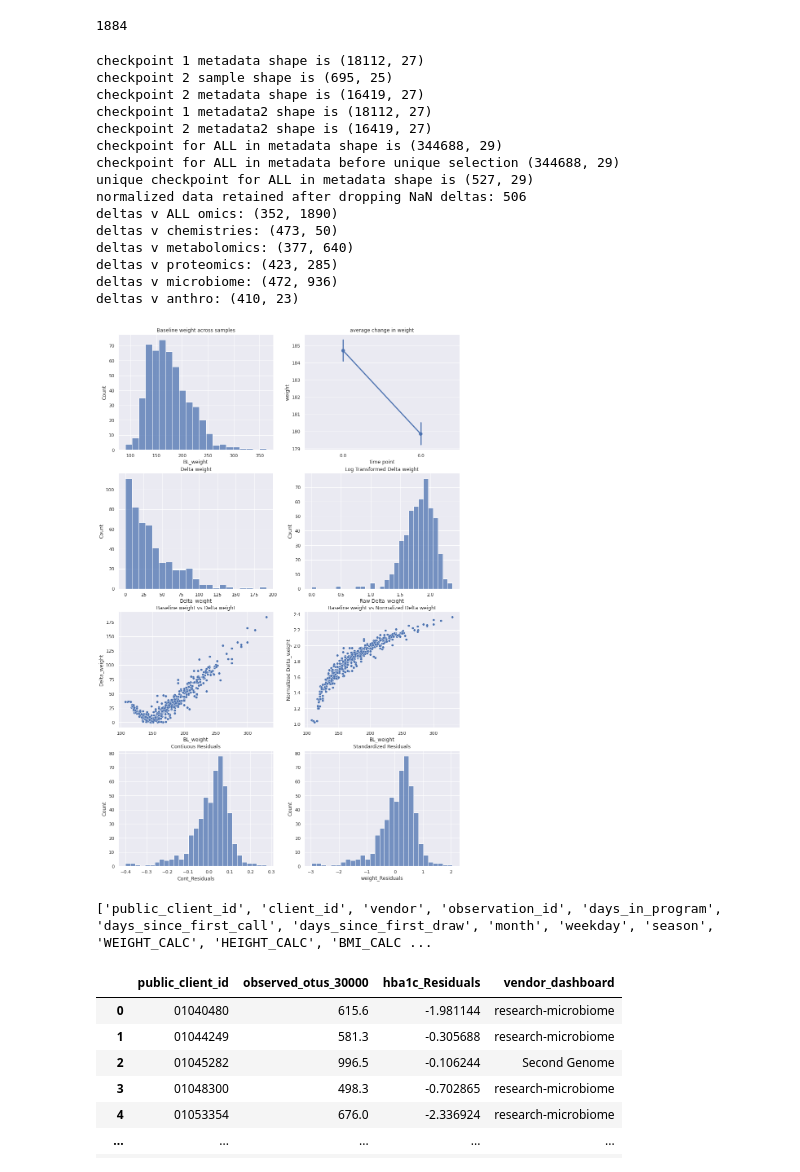
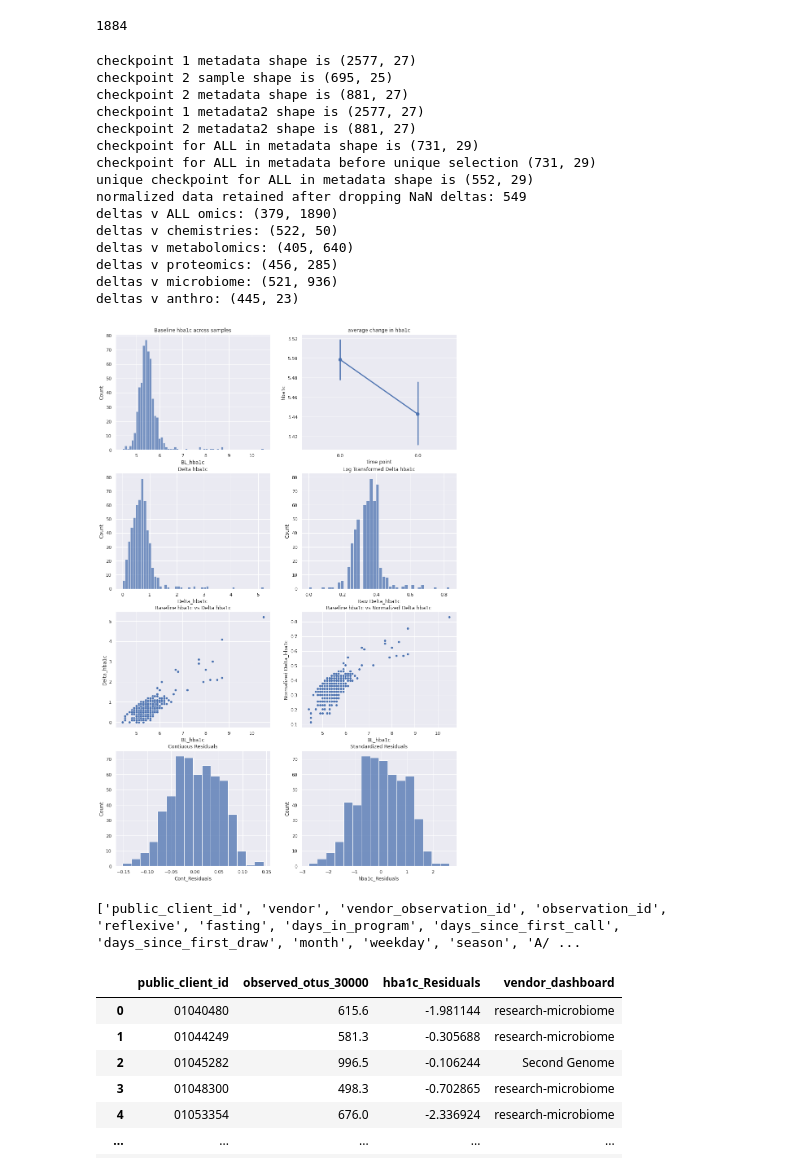
Before and after one commit to Gibbons-Lab/evan_rotation_notebooks, a Jupyter notebook: explore_health_deltas.ipynb, the cells around one changed output. Cells and saved outputs as stored; diff of their text form; code cells hidden in the pictures.

```diff
--- a/explore_health_deltas.ipynb
+++ b/explore_health_deltas.ipynb
@@ -492,6 +492,8 @@ def get_deltas(df, feature_in_df, feature_name, unhealthy_range, is_greater_than
     unique_ckptALL_metadata = ckptALL_metadata.drop_duplicates('public_client_id')
     unique_ckptALL_metadata['public_client_id'].nunique()
 
+#     unique_ckptALL_metadata.to_csv('hba1c_metadata.csv')
+
     print('unique checkpoint for ALL in metadata shape is', unique_ckptALL_metadata.shape)
 
     ################################
@@ -572,6 +574,8 @@ def get_deltas(df, feature_in_df, feature_name, unhealthy_range, is_greater_than
     ##########################################################
 
     filename = f'{feature_name}' + '/'
+
+    normalized_data.to_csv(filename + f'{feature_name}_metrics.csv')
 
     # merging normalized data with all baseline omics
     deltas_ALL_BL_omics = pd.merge(baseline_omics, normalized_data[25:], how='inner', on='public_client_id')
@@ -717,56 +721,56 @@ def get_deltas(df, feature_in_df, feature_name, unhealthy_range, is_greater_than
 # clinically relevant features
 # BMI, 27.5, True
 # Diastolic BP
 # Calcium, 9.9, True
 # Cholesterol Total, 200, True
 # Glucose, 85.0, True
 # HbA1c, 5.0, True
 # HDL Cholesterol, 70.0, False
 # HDL Particle Number, 30.5, False
 # Homocysteine, ??
 # Insulin, 29.0, True
 # LDL Cholesterol, ??, True
 # LDL Particle Number, 980, True
 # Omega 6/Omega 3 Ratio
 # Red Cell Count
 # Sodium
 # Systolic BP
 # Triglycerides, 149, True
 # Triglycerides HDL Ratio
 # Weight
 
 # microbiome features listed below
 # chao1 50000, 1500, True
 # microbiome diversity score
 # observed otus 100000
 # shannon 100000
 
 # call the function on the feature of interest
-get_deltas(weight, 'WEIGHT_CALC', 'weight', 0.0, True)
+get_deltas(chemistries, 'GLYCOHEMOGLOBIN A1C', 'hba1c', 0.0, True)
 # %% [output]
-checkpoint 1 metadata shape is (18112, 27)
+checkpoint 1 metadata shape is (2577, 27)
 checkpoint 2 sample shape is (695, 25)
-checkpoint 2 metadata shape is (16419, 27)
-checkpoint 1 metadata2 shape is (18112, 27)
-checkpoint 2 metadata2 shape is (16419, 27)
-checkpoint for ALL in metadata shape is (344688, 29)
-checkpoint for ALL in metadata before unique selection (344688, 29)
-unique checkpoint for ALL in metadata shape is (527, 29)
-normalized data retained after dropping NaN deltas: 506
-deltas v ALL omics: (352, 1890)
-deltas v chemistries: (473, 50)
-deltas v metabolomics: (377, 640)
-deltas v proteomics: (423, 285)
-deltas v microbiome: (472, 936)
-deltas v anthro: (410, 23)
+checkpoint 2 metadata shape is (881, 27)
+checkpoint 1 metadata2 shape is (2577, 27)
+checkpoint 2 metadata2 shape is (881, 27)
+checkpoint for ALL in metadata shape is (731, 29)
+checkpoint for ALL in metadata before unique selection (731, 29)
+unique checkpoint for ALL in metadata shape is (552, 29)
+normalized data retained after dropping NaN deltas: 549
+deltas v ALL omics: (379, 1890)
+deltas v chemistries: (522, 50)
+deltas v metabolomics: (405, 640)
+deltas v proteomics: (456, 285)
+deltas v microbiome: (521, 936)
+deltas v anthro: (445, 23)
-[figure, old version]
+[figure, new version]
 # %%
 cols = []
-for column in weight.columns:
+for column in chemistries.columns:
     cols.append(column)
 print(cols)
 # %% [output]
-['public_client_id', 'client_id', 'vendor', 'observation_id', 'days_in_program', 'days_since_first_call', 'days_since_first_draw', 'month', 'weekday', 'season', 'WEIGHT_CALC', 'HEIGHT_CALC', 'BMI_CALC ...
+['public_client_id', 'vendor', 'vendor_observation_id', 'observation_id', 'reflexive', 'fasting', 'days_in_program', 'days_since_first_call', 'days_since_first_draw', 'month', 'weekday', 'season', 'A/ ...
 # %%
 resid_div = pd.read_csv('hba1c/hba1c_v_microbiome.csv')
 which_vendor = pd.merge(resid_div[['public_client_id', 'observed_otus_30000', 'hba1c_Residuals']], baseline_diversity[['vendor_dashboard', 'public_client_id']], how='inner', on='public_client_id')
```
Also changed, not shown: parts of 10 cells of this notebook, 44 other files.
